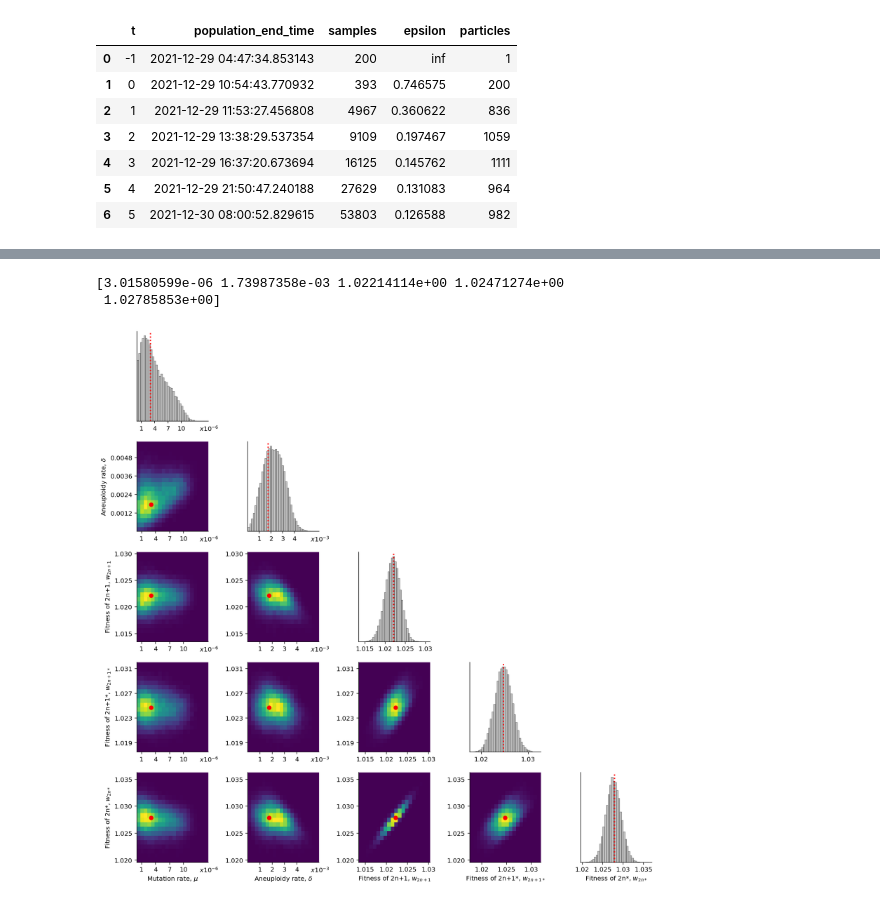
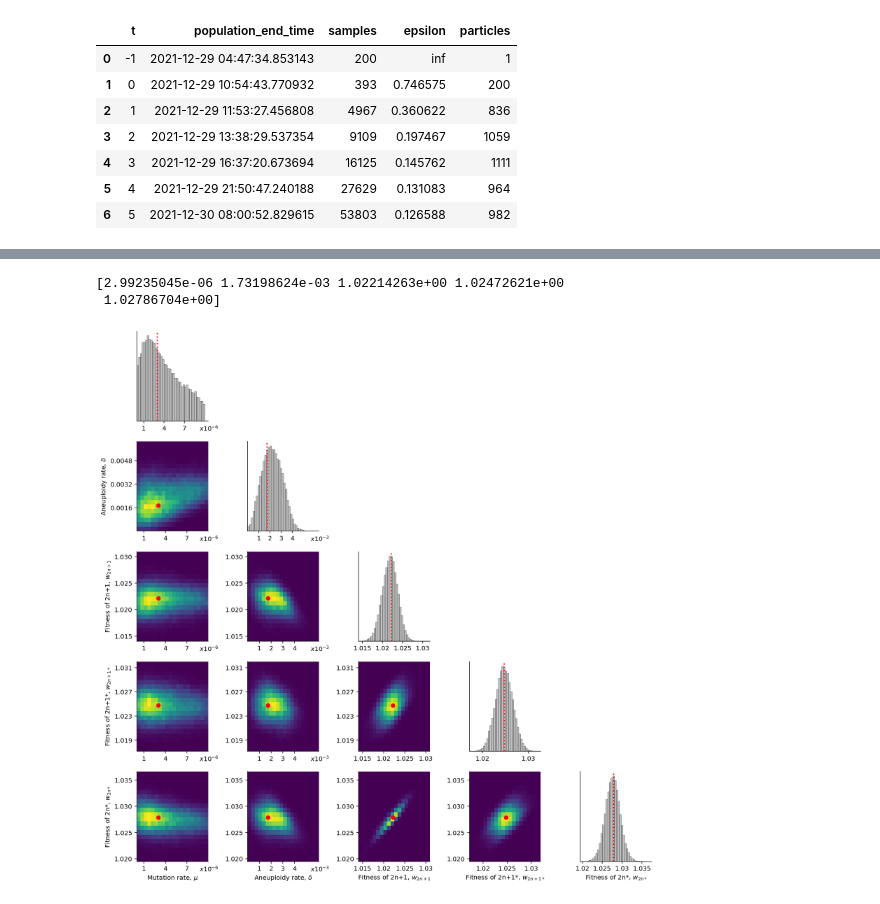
Before and after one commit to yoavram-lab/Heatrisomy, a Jupyter notebook: src/notebooks/posterior-plot.ipynb, the cells around one changed output, grey strips where cells are left out. Cells and saved outputs as stored; diff of their text form; code cells hidden in the pictures.

Commit message:
posterior and hdi with truncated prior

```diff
--- a/src/notebooks/posterior-plot.ipynb
+++ b/src/notebooks/posterior-plot.ipynb
@@ -11,9 +11,10 @@ from pyabc.visualization import plot_kde_matrix_highlevel,plot_kde_matrix
 import matplotlib.pyplot as plt
 from pyabc.visualization import plot_kde_matrix_highlevel,plot_kde_matrix, plot_kde_2d, plot_kde_matrix_for_paper, plot_kde_matrix_for_paper_was
 
+path = '../../results'
 output_path = '../../figures'
-path = '/Users/adsurbum/sim-data/single-model-abc/new4'
-file_name = '2021-12-29-an200-k1'
+
+file_name = 'basic-prior'
 
 history = pyabc.History("sqlite:///{0}/{1}/{1}.db".format(path,file_name))
 history.get_all_populations()
@@ -26,22 +27,27 @@ history.get_all_populations()
 | 4 | 3 | 2021-12-29 16:37:20.673694 | 16125 | 0.145762 | 1111 |
 | 5 | 4 | 2021-12-29 21:50:47.240188 | 27629 | 0.131083 | 964 |
 | 6 | 5 | 2021-12-30 08:00:52.829615 | 53803 | 0.126588 | 982 |
+# %%
+def sample_from_kde(file_name, size=50_000, t=None):
+    history = pyabc.History("sqlite:///{0}/{1}/{1}.db".format(path, file_name))
+    samples, weights = history.get_distribution(m=0, t=None)
+    kde = scipy.stats.gaussian_kde(samples.T.values.tolist(),weights=weights)
+    kdesamples = kde.resample(2*size).T
+    kdesamples = pd.DataFrame(data=kdesamples,columns=['mutation rate', 'trisomy rate', '2n+1 fitness', '2n+1* fitness', '2n* fitness'])
+    kdesamples = kdesamples[(kdesamples['mutation rate']>1e-9) & (kdesamples['mutation rate']<1e-5) &
+              (kdesamples['trisomy rate']>1e-6) & (kdesamples['mutation rate']<1e-2)][:size]
+    return kdesamples, kde
 # %%
 import warnings
 warnings.filterwarnings('ignore')
 
-def plot(samples, weights, lims=False, logscale = False):
+def plot(samples, kde, lims=False, logscale = False):
     c1 = 'Mutation rate, $\mu$'
     c2 = 'Aneuploidy rate, $\delta$'
     c3 ='Fitness of 2n+1, $w_{2n+1}$'
     c4 = 'Fitness of 2n+1*, $w_{2n+1*}$'
     c5 = 'Fitness of 2n*, $w_{2n*}$'
-    kde = scipy.stats.gaussian_kde(samples.T.values.tolist(),weights=weights)
-    size = 50000
-    samples = kde.resample(size).T
-    samples = pd.DataFrame(data=samples,columns=['mutation rate', 'trisomy rate', '2n+1 fitness', '2n+1* fitness', '2n* fitness'])
-    samples = samples.values[np.all(samples.values>0,axis=1)]
-    samples = pd.DataFrame(data=samples,columns=[c1, c2, c3, c4, c5])
+    samples = pd.DataFrame(data=samples.values,columns=[c1, c2, c3, c4, c5])
 
     if logscale is True:
         for c in samples.columns:
@@ -49,7 +55,10 @@ def plot(samples, weights, lims=False, logscale = False):
 
     size = len(samples)
     weights = np.full(size,1/size)
-    params_hat = scipy.optimize.minimize(lambda x: -kde.logpdf(x) ,samples.median().values)['x']
+#     params_hat = scipy.optimize.minimize(lambda x: -kde.logpdf(x) ,samples.median().values)['x']
+    params_hat = scipy.optimize.minimize(lambda x: -kde.logpdf(x) if x[0]>1e-9 and x[0]<1e-5
+                                  and x[1]>1e-6 and x[1]<1e-2 else 100
+                                  ,samples.median().values)['x']
 #     params_hat = samples.median()
     print(params_hat)
     mutl = (10.0**-9,10.0**-5)
@@ -84,9 +85,8 @@ plot(samples, weights, lims=False, logscale=False)
 # %%
-history = pyabc.History("sqlite:///{0}/{1}/{1}.db".format(path, file_name))
-samples, weights = history.get_distribution(m=0, t=None)
-plot(samples, weights, lims=False, logscale=False)
+samples, kde = sample_from_kde(file_name, 50_000)
+plot(samples, kde, lims=False, logscale=False)
 plt.gcf().savefig(f'{output_path}/posterior.pdf', bbox_inches='tight', dpi=400)
 # %% [output]
-[3.01580599e-06 1.73987358e-03 1.02214114e+00 1.02471274e+00
- 1.02785853e+00]
+[2.99235045e-06 1.73198624e-03 1.02214263e+00 1.02472621e+00
+ 1.02786704e+00]
-[figure, old version]
+[figure, new version]
```
Also changed, not shown: parts of 5 cells of this notebook, 4 other files.
